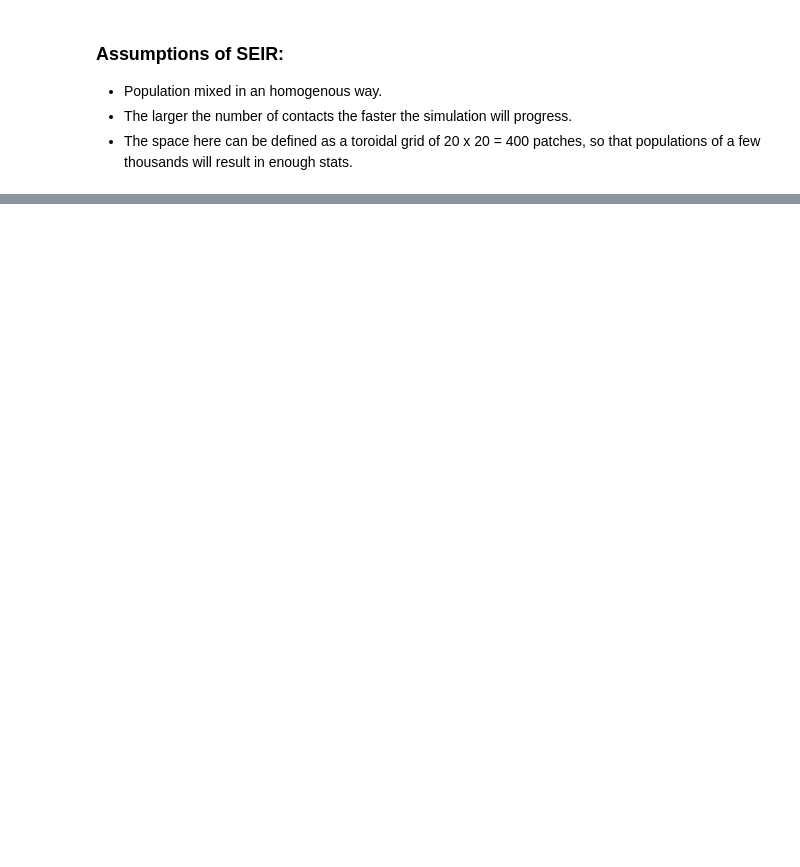
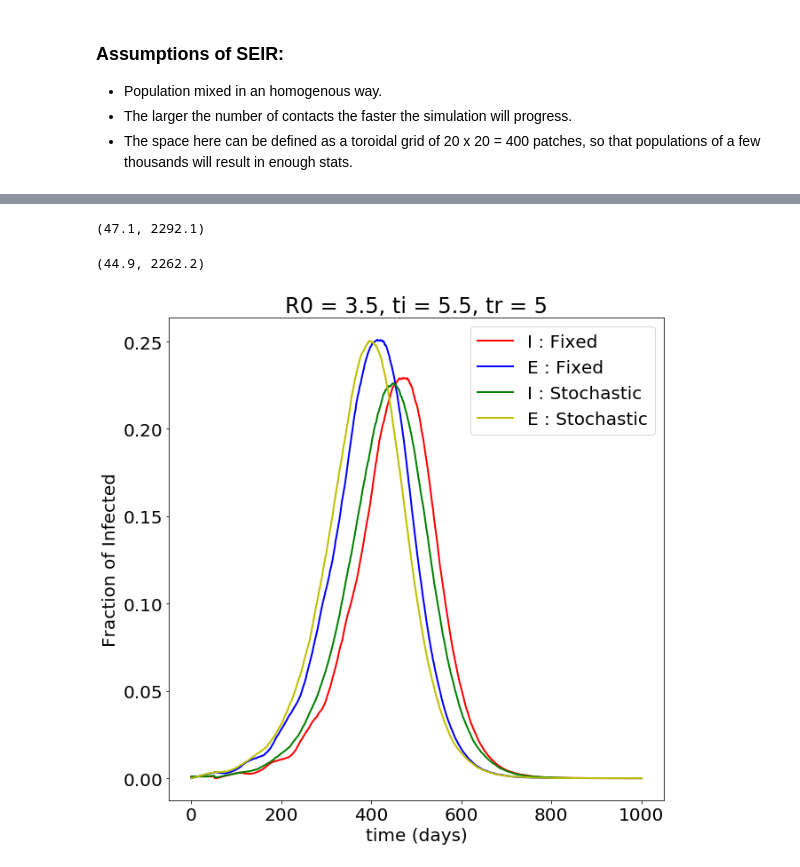
Before and after one commit to jjgomezcadenas/mesaTutorials, a Jupyter notebook: notebooks/BarrioTortugaSEIR.ipynb, the cells around one changed output, grey strips where cells are left out. Saved outputs shown, nothing was run; the diff lists cells and outputs as text; code cells hidden in the pictures; blank space fills up the shorter version.

```diff
--- a/notebooks/BarrioTortugaSEIR.ipynb
+++ b/notebooks/BarrioTortugaSEIR.ipynb
@@ -569,0 +101,2 @@ Done!
+# %%
+FND, DFD = get_files(path='/Users/jjgomezcadenas/Projects/Development/mesaTutorials/barrio_tortuga/Run10Tr10', F=True, S=True)
@@ -569,0 +123,12 @@ Done!
+# %%
+peak_position(DFD['F:average'], ticks_per_day=10)
+# %% [output]
+(47.1, 2292.1)
+# %%
+peak_position(DFD['S:average'], ticks_per_day=10)
+# %% [output]
+(44.9, 2262.2)
+# %%
+plot_I_E(DFD, F=True, S=True, T='R0 = 3.5, ti = 5.5, tr = 5', figsize=(10,10))
+# %% [output]
+[figure, added]
```
Also changed, not shown: parts of 87 cells of this notebook, 9 other files.
